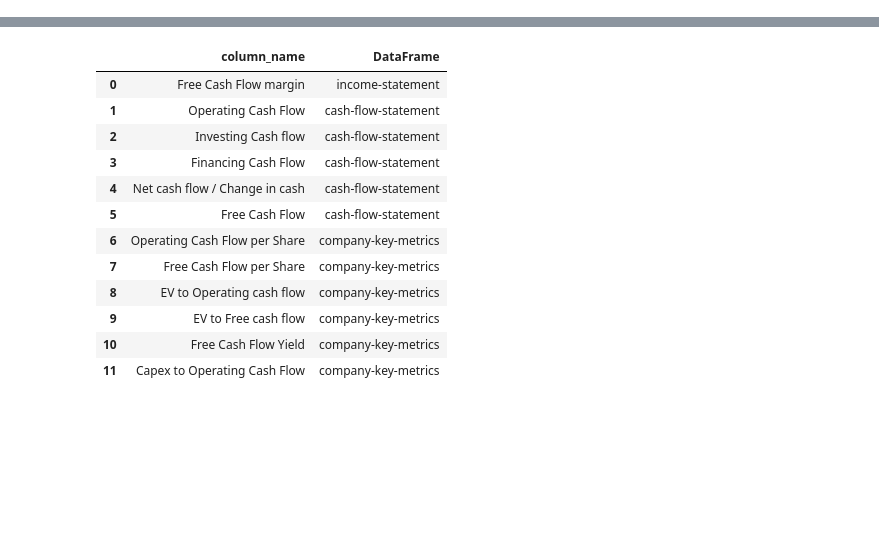
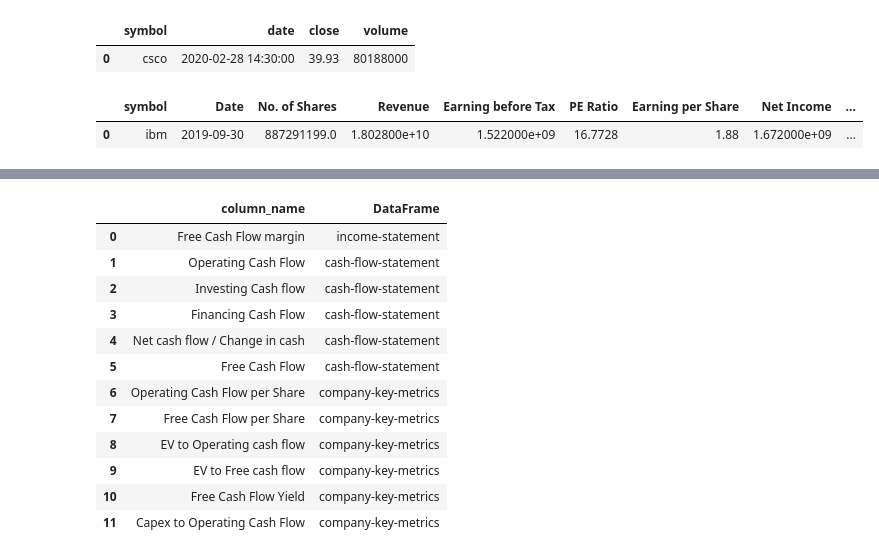
Before and after one commit to sabawi/getstockdata, a Jupyter notebook: test_data.ipynb, the cells around one changed output, grey strips where cells are left out. Saved outputs shown, nothing was run; the diff lists cells and outputs as text; code cells hidden in the pictures; blank space fills up the shorter version.

```diff
--- a/test_data.ipynb
+++ b/test_data.ipynb
@@ -236,0 +237,10 @@ sd.plot_basic_charts()
+# %%
+sd.quote('csco')
+# %% [output]
+|  | symbol | date | close | volume |
+| 0 | csco | 2020-02-28 14:30:00 | 39.93 | 80188000 |
+# %%
+sd.key_stat('ibm')
+# %% [output]
+|  | symbol | Date | No. of Shares | Revenue | Earning before Tax | PE Ratio | Earning per Share | Net Income | ... |
+| 0 | ibm | 2019-09-30 | 887291199.0 | 1.802800e+10 | 1.522000e+09 | 16.7728 | 1.88 | 1.672000e+09 | ... |
```
Also changed, not shown: parts of 14 cells of this notebook, 1 other file.
